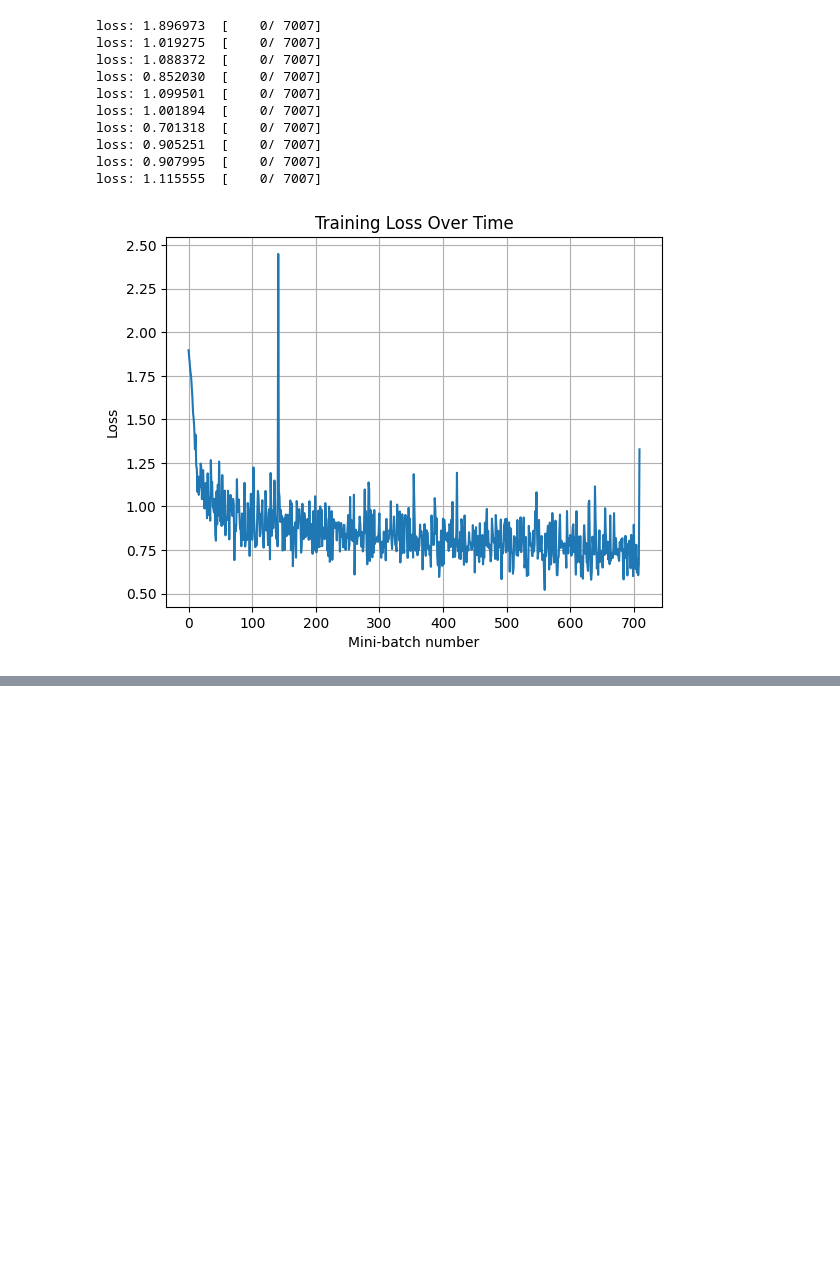
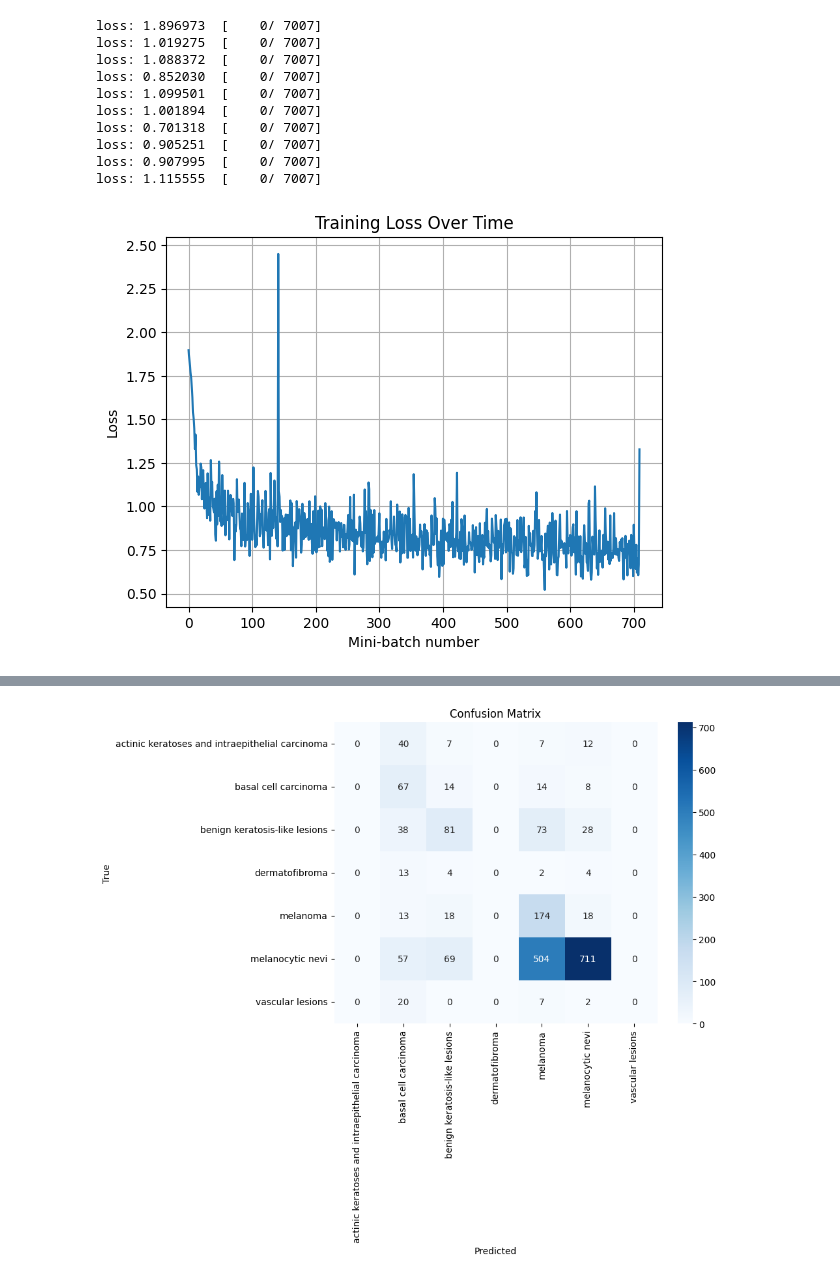
Before and after one commit to UCSF-DataSci/final-project-samkchan815, a Jupyter notebook: Final Project.ipynb, the cells around one changed output, grey strips where cells are left out. Drawn from its saved outputs; the diff is of its cells as text; code cells hidden in the pictures; blank space fills up the shorter version.

```diff
--- a/Final Project.ipynb
+++ b/Final Project.ipynb
@@ -318,0 +259,90 @@ test(test_loader, "test") # run test function
+# %%
+from medmnist import Evaluator
+from sklearn.metrics import accuracy_score, roc_auc_score
+from sklearn.preprocessing import label_binarize
+from sklearn.metrics import classification_report
+
+from sklearn.metrics import confusion_matrix
+import seaborn as sns
+import matplotlib.pyplot as plt
+
+from sklearn.metrics import roc_auc_score
+import numpy as np
+
+def getAUC(y_true, y_score, task=None):
+    auc = 0.0
+    valid_class_count = 0
+
+    for i in range(y_score.shape[1]):
+        y_true_binary = (y_true == i).astype(float)
+        y_score_binary = y_score[:, i]
+
+        if len(np.unique(y_true_binary)) < 2:
+            continue
+
+        auc += roc_auc_score(y_true_binary, y_score_binary)
+        valid_class_count += 1
+
+    if valid_class_count == 0:
+        return 0.0
+    return auc / valid_class_count
+
+
+def test(data_loader, split):
+    '''
+    Evaluates the model on the test data and returns the test accuracy and one-vs-rest AUC.
+    Takes in the data_loader and what subset of data evaluating on (split)
+    '''
+    model.eval() # set in evaluation mode
+    y_true = torch.tensor([]) # initialize tensor for true values
+    y_score = torch.tensor([]) # initialize tensor for predicted scores
+    #data_loader = train_loader_at_eval if split == 'train' else test_loader
+
+
+    with torch.no_grad(): # with no gradient descent calculations
+        for inputs, targets in data_loader: # loop through batches in data_loader
+            outputs = model(inputs) # compute predictionary for inputs
+
+            targets = targets.to(torch.float32) # conver to float to calculate metrics
+            outputs = outputs.softmax(dim=-1) # convert to class probabilities
+
+            y_true = torch.cat((y_true, targets), 0) # add to accumulated true values
+            y_score = torch.cat((y_score, outputs), 0) # add to accumulated predicted score values
+
+
+        y_true = y_true.numpy() # convert to numpy arrray
+        y_score = y_score.detach().numpy() # detach from graph and convert to numpy
+
+        auc = getAUC(y_true, y_score, 'multi-class')
+        print(auc)
+
+        y_pred = np.argmax(y_score, axis=1)
+        y_true_int = y_true.astype(int)
+
+        # Confusion matrix
+        cm = confusion_matrix(y_true_int, y_pred)
+        plt.figure(figsize=(8, 6))
+        sns.heatmap(cm, annot=True, fmt='d', xticklabels=names.values(), yticklabels=names.values(), cmap='Blues')
+        plt.xlabel("Predicted")
+        plt.ylabel("True")
+        plt.title("Confusion Matrix")
+        plt.show()
+
+        # Class specific AUC scores
+        for i in range(y_score.shape[1]):
+            y_true_binary = (y_true == i).astype(float)
+            y_score_binary = y_score[:, i]
+            if len(np.unique(y_true_binary)) >= 2:
+                class_auc = roc_auc_score(y_true_binary, y_score_binary)
+                print(f"Class {i} AUC: {class_auc:.3f}")
+
+        # Classification metrics across classes
+
+        print("Classification Report:")
+        print(classification_report(y_true_int, y_pred, target_names=list(names.values())))
+
+
+data_flag = "dermamnist" # which dataset are we working with
+
+test(test_loader, "test") # run test function
+# %% [output]
@@ -318,0 +350 @@ test(test_loader, "test") # run test function
+[figure, added]
```
Also changed, not shown: parts of 2 cells of this notebook.
